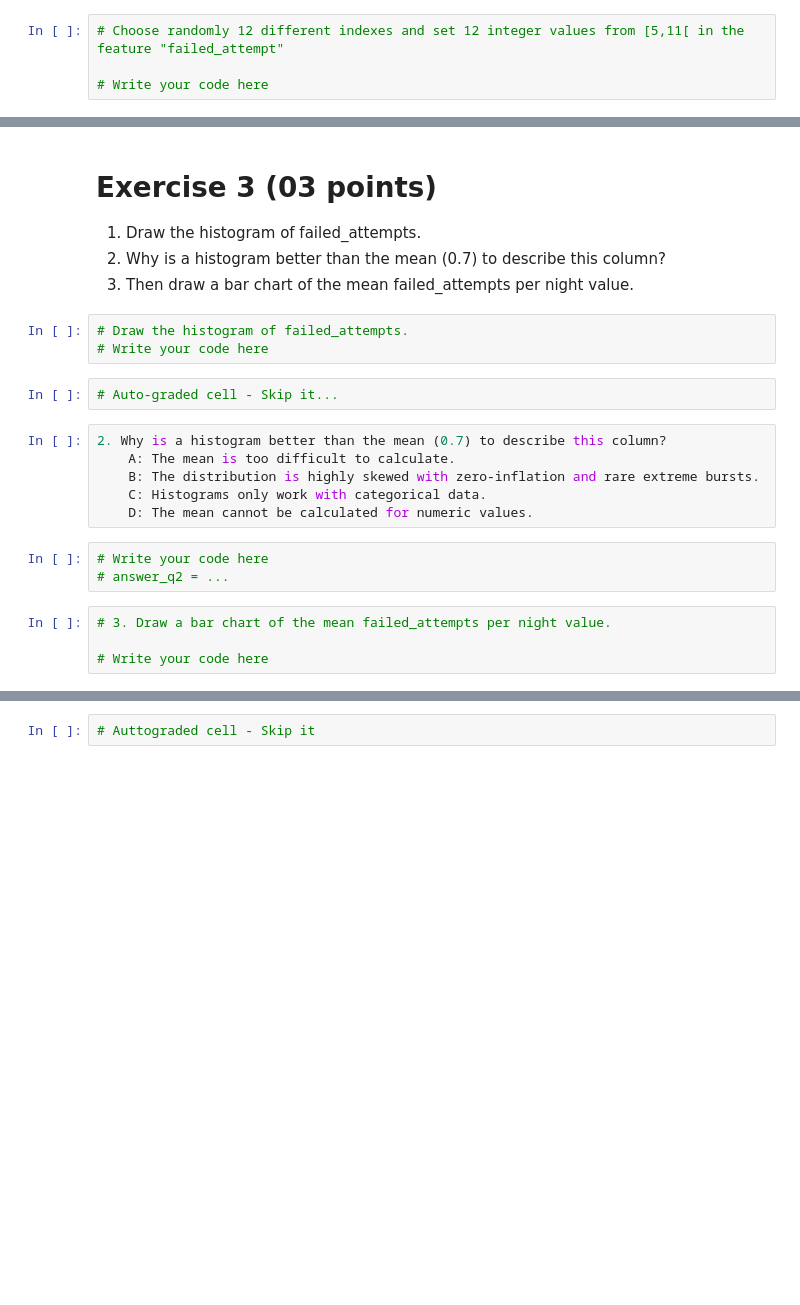
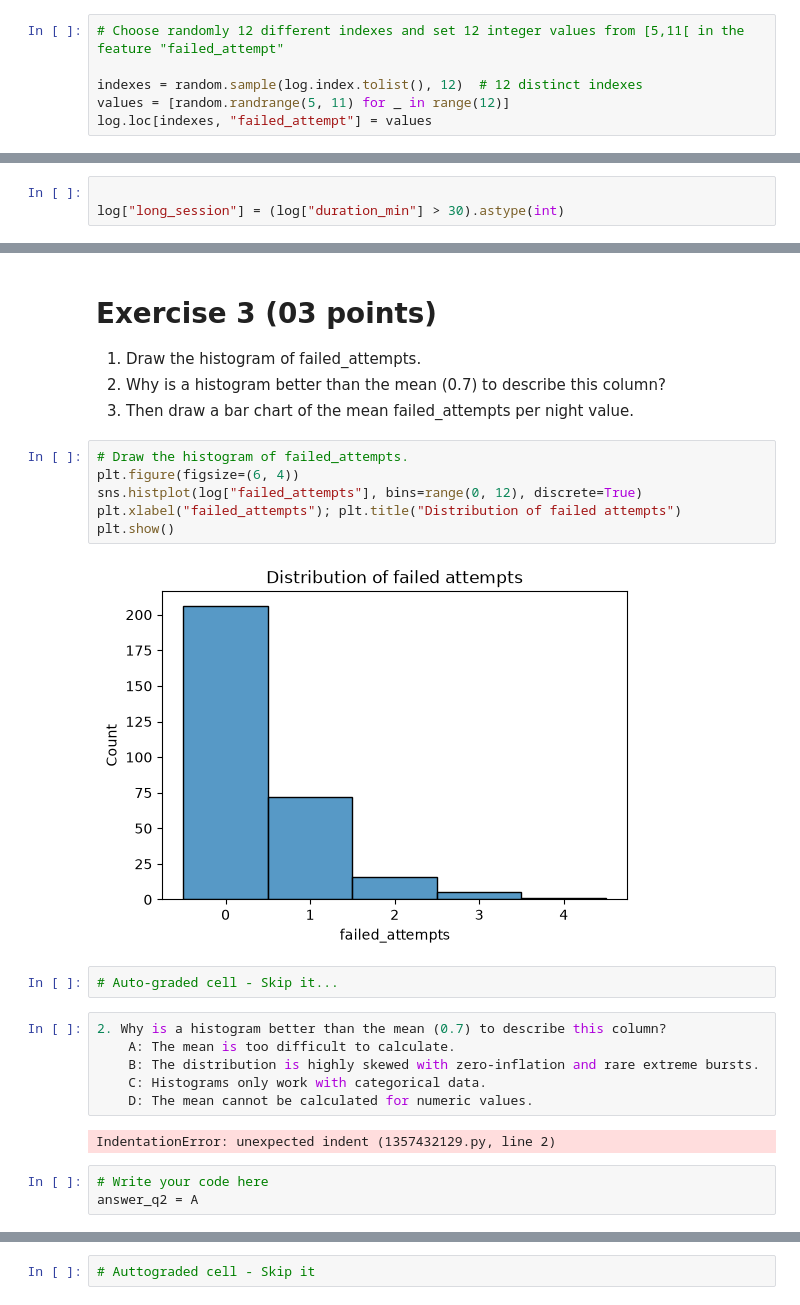
Before and after one commit to amingit0101/Workshop_1_Tools_and_Libraries, a Jupyter notebook: TP1.ipynb, the cells around one changed output, grey strips where cells are left out. Saved outputs shown, nothing was run; the diff lists cells and outputs as text; blank space fills up the shorter version.

```diff
--- a/TP1.ipynb
+++ b/TP1.ipynb
@@ -77,7 +86,9 @@ log = pd.DataFrame({"user":    rng.choice(["ali", "sara", "yacine", "nour", "kar
 # %%
 # Choose randomly 12 different indexes and set 12 integer values from [5,11[ in the feature "failed_attempt"
 
-# Write your code here
+indexes = random.sample(log.index.tolist(), 12)  # 12 distinct indexes
+values = [random.randrange(5, 11) for _ in range(12)]
+log.loc[indexes, "failed_attempt"] = values
 # %%
 # Autograded cell (Failed attempts)
 # Skip it
@@ -114,3 +124,6 @@ log = pd.DataFrame({"user":    rng.choice(["ali", "sara", "yacine", "nour", "kar
+# %%
+
+log["long_session"] = (log["duration_min"] > 30).astype(int)
 # %%
 # Autograded cell - Skip it
 # %% [markdown]
@@ -118,9 +131,14 @@ log = pd.DataFrame({"user":    rng.choice(["ali", "sara", "yacine", "nour", "kar
 1. Draw the histogram of failed_attempts.
 2. Why is a histogram better than the mean (0.7) to describe this column?
 3. Then draw a bar chart of the mean failed_attempts per night value.
-# %%
-# Draw the histogram of failed_attempts.
-# Write your code here
+# %%
+# Draw the histogram of failed_attempts.
+plt.figure(figsize=(6, 4))
+sns.histplot(log["failed_attempts"], bins=range(0, 12), discrete=True)
+plt.xlabel("failed_attempts"); plt.title("Distribution of failed attempts")
+plt.show()
+# %% [output]
+[figure, added]
 # %%
 # Auto-graded cell - Skip it...
 # %%
@@ -129,10 +147,8 @@ log = pd.DataFrame({"user":    rng.choice(["ali", "sara", "yacine", "nour", "kar
     B: The distribution is highly skewed with zero-inflation and rare extreme bursts.
     C: Histograms only work with categorical data.
     D: The mean cannot be calculated for numeric values.
+# %% [output]
+IndentationError: unexpected indent (1357432129.py, line 2)
 # %%
 # Write your code here
-# answer_q2 = ...
+answer_q2 = A
-# %%
-# 3. Draw a bar chart of the mean failed_attempts per night value.
-
-# Write your code here
```
Also changed, not shown: parts of 23 cells of this notebook, 1 other file.
